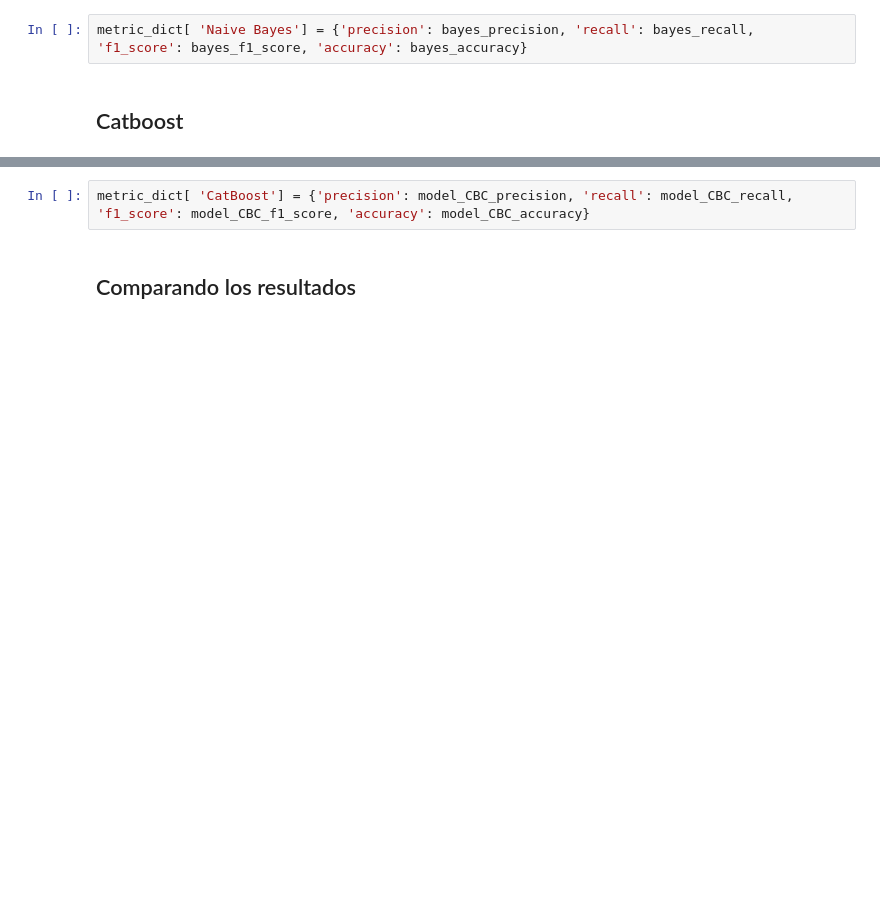
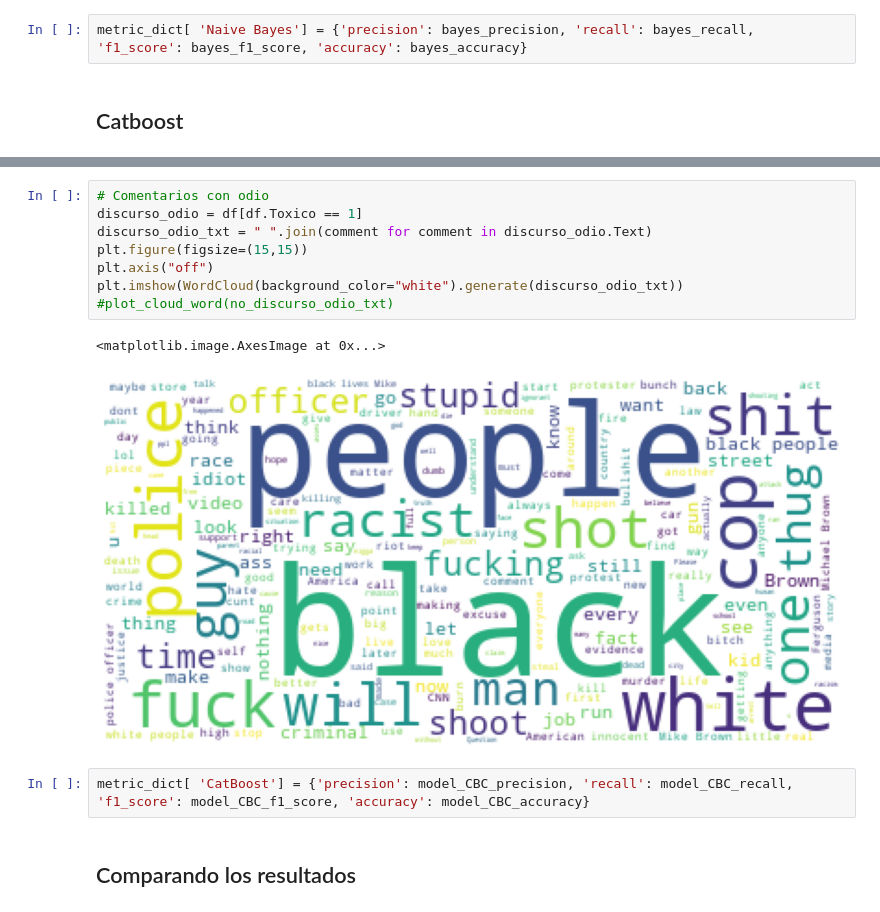
Before and after one commit to stph89/NLP_hate_detection_YouTube, a Jupyter notebook: ver_toxico.ipynb, the cells around one changed output, grey strips where cells are left out. Drawn from its saved outputs; the diff is of its cells as text; blank space fills up the shorter version.

```diff
--- a/ver_toxico.ipynb
+++ b/ver_toxico.ipynb
@@ -624,3 +709,14 @@ Accuracy 0.675
+# %%
+# Comentarios con odio
+discurso_odio = df[df.Toxico == 1]
+discurso_odio_txt = " ".join(comment for comment in discurso_odio.Text)
+plt.figure(figsize=(15,15))
+plt.axis("off")
+plt.imshow(WordCloud(background_color="white").generate(discurso_odio_txt))
+#plot_cloud_word(no_discurso_odio_txt)
+# %% [output]
+<matplotlib.image.AxesImage at 0x...>
+[figure, added]
 # %%
 metric_dict[ 'CatBoost'] = {'precision': model_CBC_precision, 'recall': model_CBC_recall, 'f1_score': model_CBC_f1_score, 'accuracy': model_CBC_accuracy}
 # %% [markdown]
```
Also changed, not shown: parts of 29 cells of this notebook.
